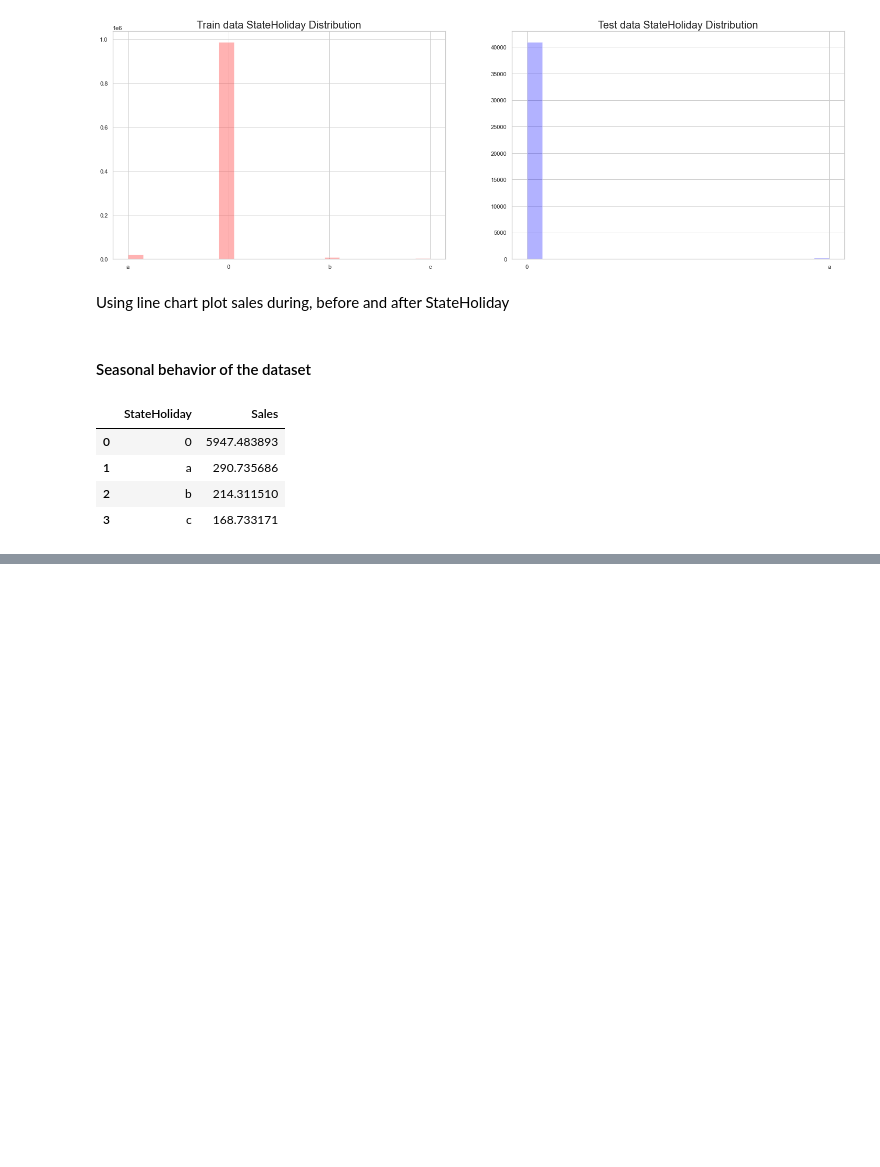
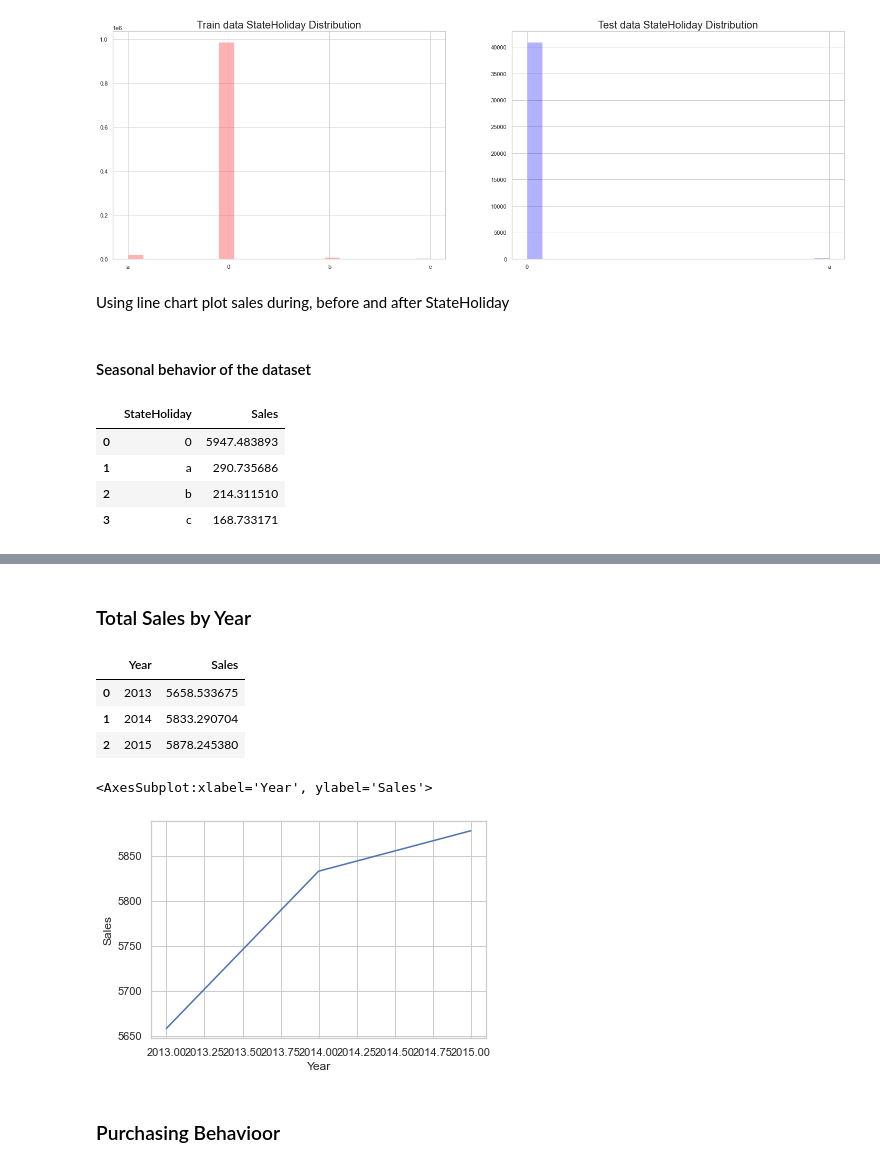
Before and after one commit to yonamg/Pharmaceutical-Sales-Prediction, a Jupyter notebook: notebook/Sales_EDA_process.ipynb, the cells around one changed output, grey strips where cells are left out. Drawn from its saved outputs; the diff is of its cells as text; code cells hidden in the pictures; blank space fills up the shorter version.

Commit message:
purchasing behaviour

```diff
--- a/notebook/Sales_EDA_process.ipynb
+++ b/notebook/Sales_EDA_process.ipynb
@@ -220,0 +223,17 @@ plot.plot_bar(school_holiday, 'SchoolHoliday', 'Sales', 'Sales on SchoolHoliday'
+# %% [markdown]
+### Total Sales by Year
+# %%
+year_df = train_df.groupby(['Year'])['Sales'].mean().reset_index()
+year_df
+# %% [output]
+|  | Year | Sales |
+| 0 | 2013 | 5658.533675 |
+| 1 | 2014 | 5833.290704 |
+| 2 | 2015 | 5878.245380 |
+# %%
+sns.lineplot(x='Year', y='Sales', data=year_df)
+# %% [output]
+<AxesSubplot:xlabel='Year', ylabel='Sales'>
+[figure, added]
+# %% [markdown]
+### Purchasing Behavioor
```
Also changed, not shown: parts of 16 cells of this notebook.
